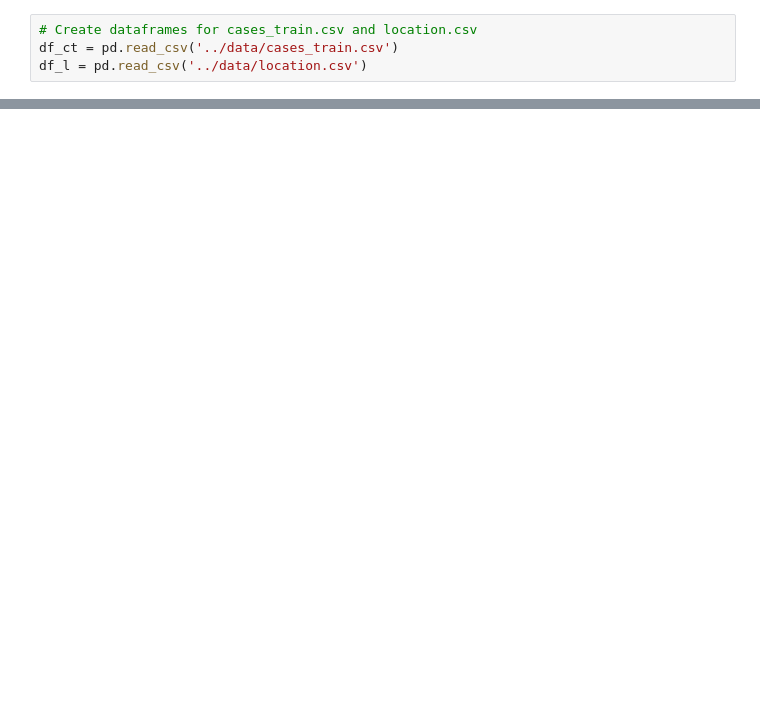
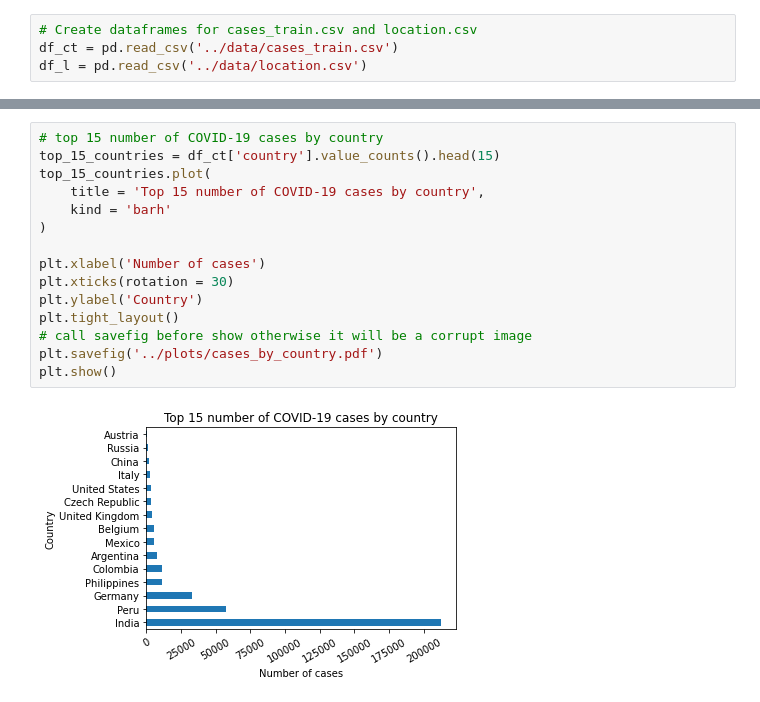
Before and after one commit to klam98/COVID-19-Data-Mining, a Jupyter notebook: src/eda.ipynb, the cells around one changed output, grey strips where cells are left out. Drawn from its saved outputs; the diff is of its cells as text; blank space fills up the shorter version.

```diff
--- a/src/eda.ipynb
+++ b/src/eda.ipynb
@@ -28,0 +30,17 @@ plt.show()
+# %%
+# top 15 number of COVID-19 cases by country
+top_15_countries = df_ct['country'].value_counts().head(15)
+top_15_countries.plot(
+    title = 'Top 15 number of COVID-19 cases by country',
+    kind = 'barh'
+)
+
+plt.xlabel('Number of cases')
+plt.xticks(rotation = 30)
+plt.ylabel('Country')
+plt.tight_layout()
+# call savefig before show otherwise it will be a corrupt image
+plt.savefig('../plots/cases_by_country.pdf')
+plt.show()
+# %% [output]
+[figure, added]
```
Also changed, not shown: parts of 5 cells of this notebook, 5 other files.
